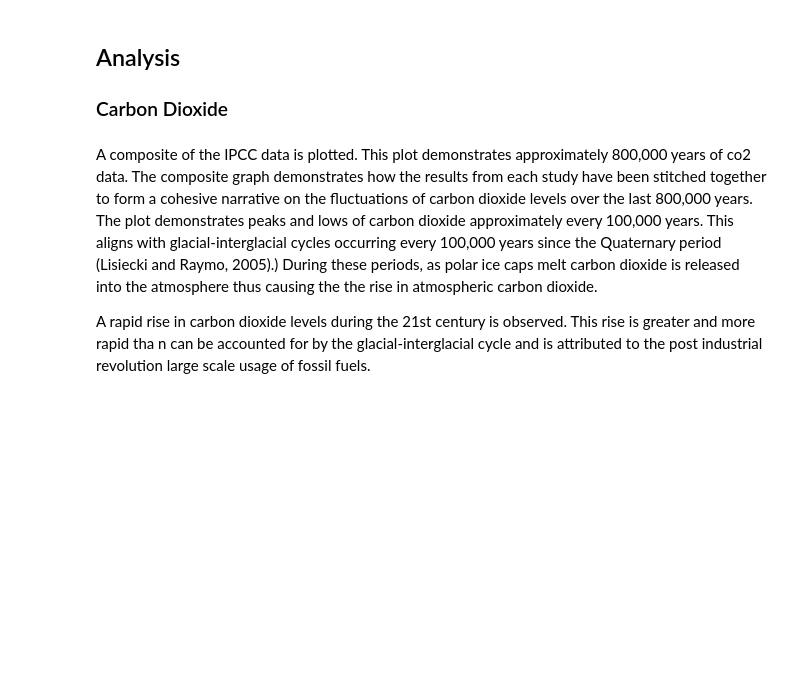
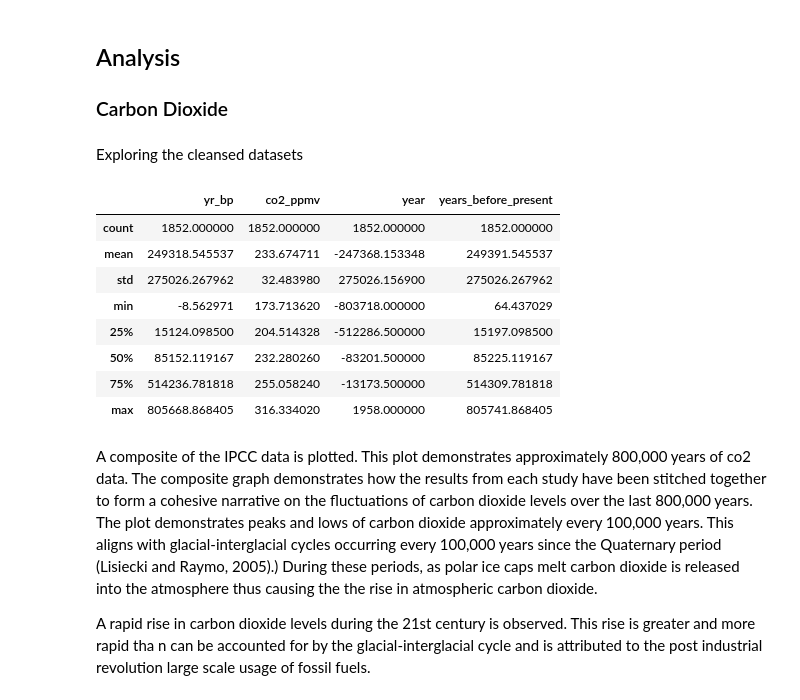
Before and after one commit to humphs078/Owner-avatar-programming_for_data_analysis_assignment_2, a Jupyter notebook: submission.ipynb, the cells around one changed output. Drawn from its saved outputs; the diff is of its cells as text; code cells hidden in the pictures; blank space fills up the shorter version.

```diff
--- a/submission.ipynb
+++ b/submission.ipynb
@@ -166,6 +166,6 @@ for study in studies:
 Each of the subsets of co2 data is concatenated into one DataFrame to create a composite.
 # %%
 # code adapted from https://pandas.pydata.org/docs/reference/api/pandas.concat.html [Accessed 13 Dec. 2023].
-frames = [mauna_loa, rubino, macfarling, monnin, marcott, ahn, bereiter, bereiter_2, schneider, petit, siegenthaler, siegenthaler_2, bereiter_3]
+frames = [rubino, macfarling, monnin, marcott, ahn, bereiter, bereiter_2, schneider, petit, siegenthaler, siegenthaler_2, bereiter_3]
 
 ipcc_full_co2_data = pd.concat(frames, ignore_index = True)
@@ -171,0 +201,3 @@ ipcc_full_co2_data = pd.concat(frames, ignore_index = True)
+# %%
+# code adapted from https://www.geeksforgeeks.org/python-pandas-dataframe-astype/ [Accessed 15 Dec. 2023].
+ipcc_full_co2_data = ipcc_full_co2_data.astype({'yr_bp':'float64', 'co2_ppmv':'float64', 'years_before_present':'float64'})
@@ -346,6 +451,20 @@ full_temp_data
 ## Analysis <a id="data-cleansing"></a>
 
 ### Carbon Dioxide <a id="data-cleansing"></a>
+# %% [markdown]
+Exploring the cleansed datasets
+# %%
+ipcc_full_co2_data.describe()
+# %% [output]
+|  | yr_bp | co2_ppmv | year | years_before_present |
+| count | 1852.000000 | 1852.000000 | 1852.000000 | 1852.000000 |
+| mean | 249318.545537 | 233.674711 | -247368.153348 | 249391.545537 |
+| std | 275026.267962 | 32.483980 | 275026.156900 | 275026.267962 |
+| min | -8.562971 | 173.713620 | -803718.000000 | 64.437029 |
+| 25% | 15124.098500 | 204.514328 | -512286.500000 | 15197.098500 |
+| 50% | 85152.119167 | 232.280260 | -83201.500000 | 85225.119167 |
+| 75% | 514236.781818 | 255.058240 | -13173.500000 | 514309.781818 |
+| max | 805668.868405 | 316.334020 | 1958.000000 | 805741.868405 |
 # %% [markdown]
 A composite of the IPCC data is plotted. This plot demonstrates approximately 800,000 years of co2 data. The composite graph demonstrates how the results from each study have been stitched together to form a cohesive narrative on the fluctuations of  carbon dioxide levels over the last 800,000 years. The plot demonstrates peaks and lows of carbon dioxide approximately every 100,000 years. This aligns with glacial-interglacial cycles occurring every 100,000 years since the Quaternary period (Lisiecki and Raymo, 2005).) During these periods, as polar ice caps melt carbon dioxide is released into the atmosphere thus causing the the rise in atmospheric carbon dioxide.
 
```
Also changed, not shown: parts of 24 cells of this notebook, 3 other files.
